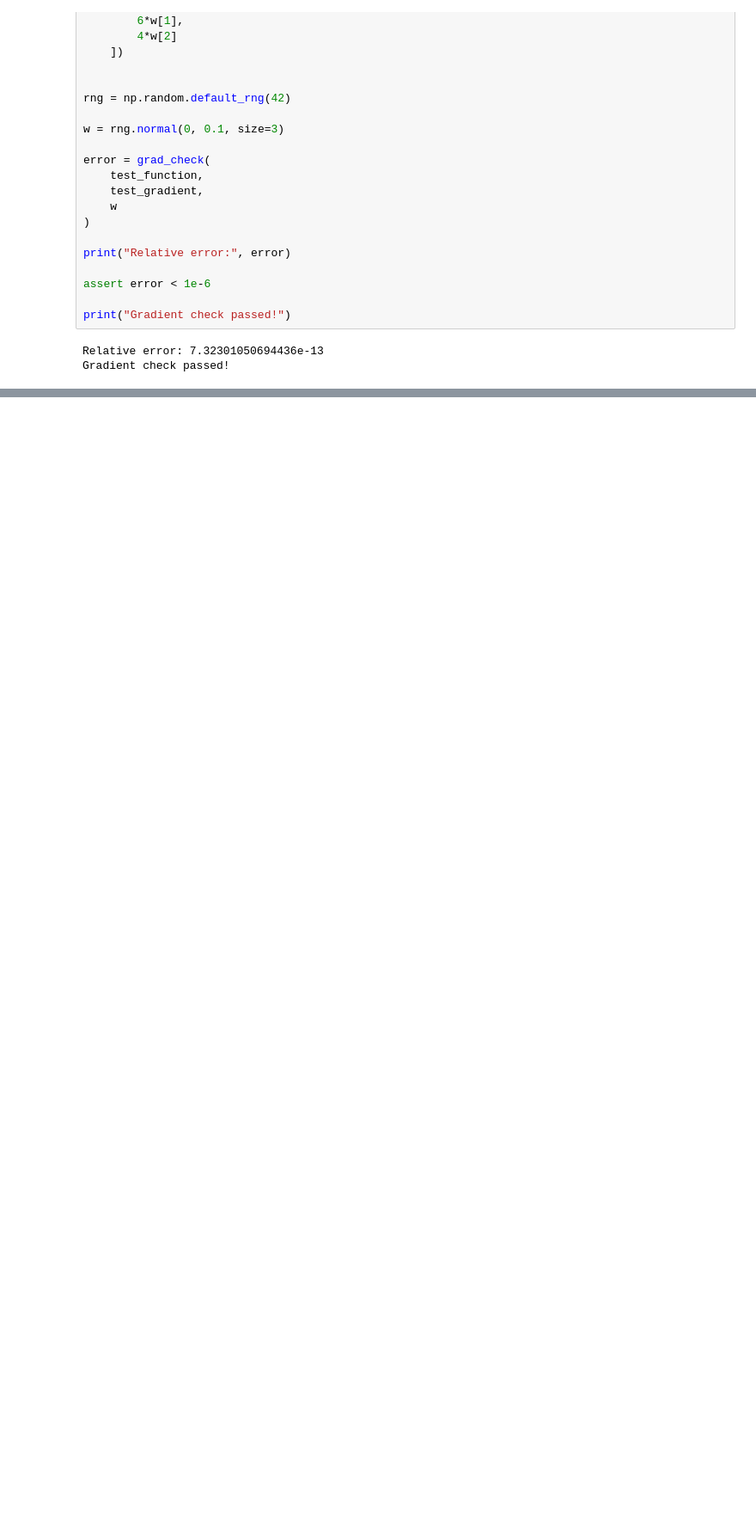
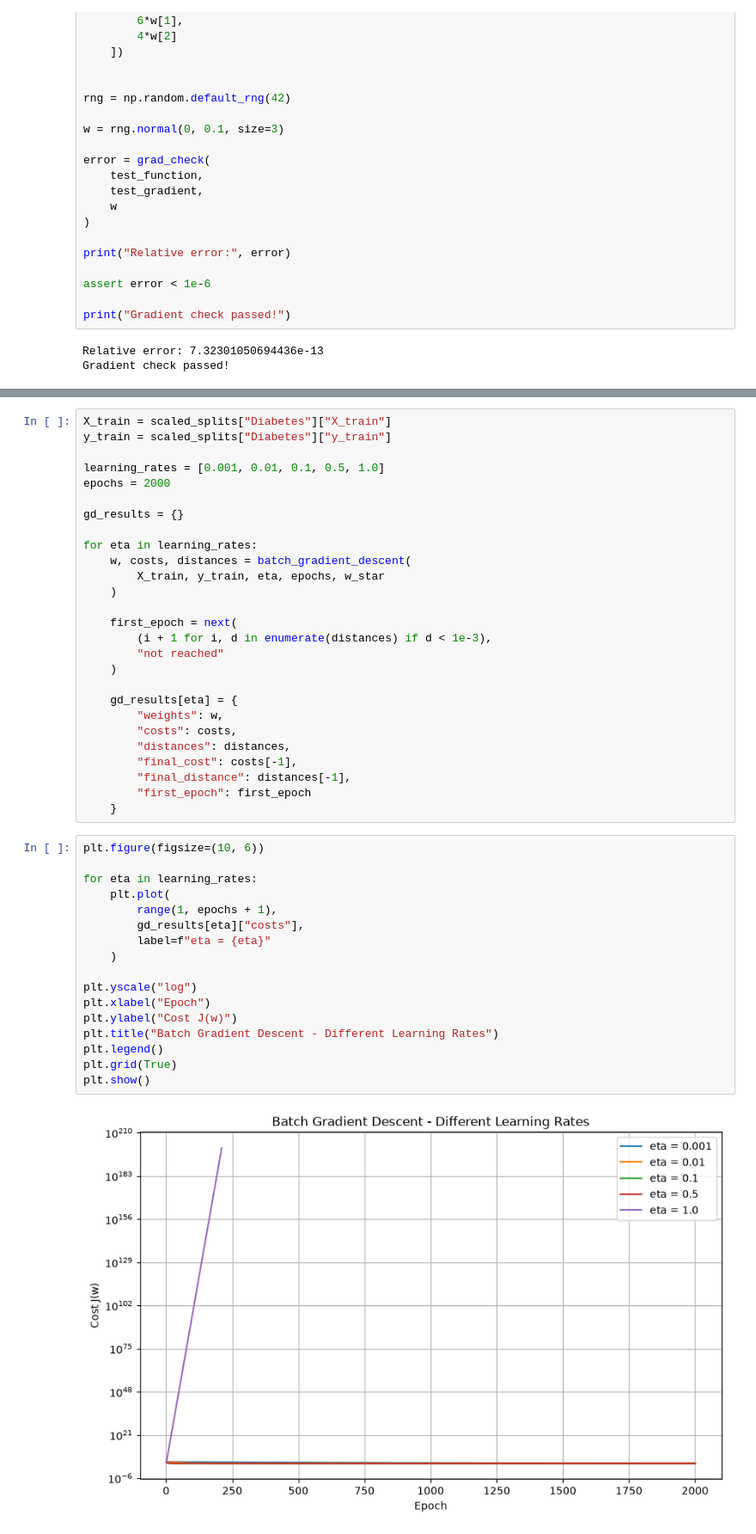
Before and after one commit to mahmoudshafea/Linear_models_-_SVM, a Jupyter notebook: 9401_assignment2.ipynb, the cells around one changed output, grey strips where cells are left out. Shown at 86% size. Drawn from its saved outputs; the diff is of its cells as text; blank space fills up the shorter version.

```diff
--- a/9401_assignment2.ipynb
+++ b/9401_assignment2.ipynb
@@ -445,0 +608,46 @@ Gradient check passed!
+# %%
+X_train = scaled_splits["Diabetes"]["X_train"]
+y_train = scaled_splits["Diabetes"]["y_train"]
+
+learning_rates = [0.001, 0.01, 0.1, 0.5, 1.0]
+epochs = 2000
+
+gd_results = {}
+
+for eta in learning_rates:
+    w, costs, distances = batch_gradient_descent(
+        X_train, y_train, eta, epochs, w_star
+    )
+
+    first_epoch = next(
+        (i + 1 for i, d in enumerate(distances) if d < 1e-3),
+        "not reached"
+    )
+
+    gd_results[eta] = {
+        "weights": w,
+        "costs": costs,
+        "distances": distances,
+        "final_cost": costs[-1],
+        "final_distance": distances[-1],
+        "first_epoch": first_epoch
+    }
+# %%
+plt.figure(figsize=(10, 6))
+
+for eta in learning_rates:
+    plt.plot(
+        range(1, epochs + 1),
+        gd_results[eta]["costs"],
+        label=f"eta = {eta}"
+    )
+
+plt.yscale("log")
+plt.xlabel("Epoch")
+plt.ylabel("Cost J(w)")
+plt.title("Batch Gradient Descent - Different Learning Rates")
+plt.legend()
+plt.grid(True)
+plt.show()
+# %% [output]
+[figure, added]
```
Also changed, not shown: parts of 62 cells of this notebook.
